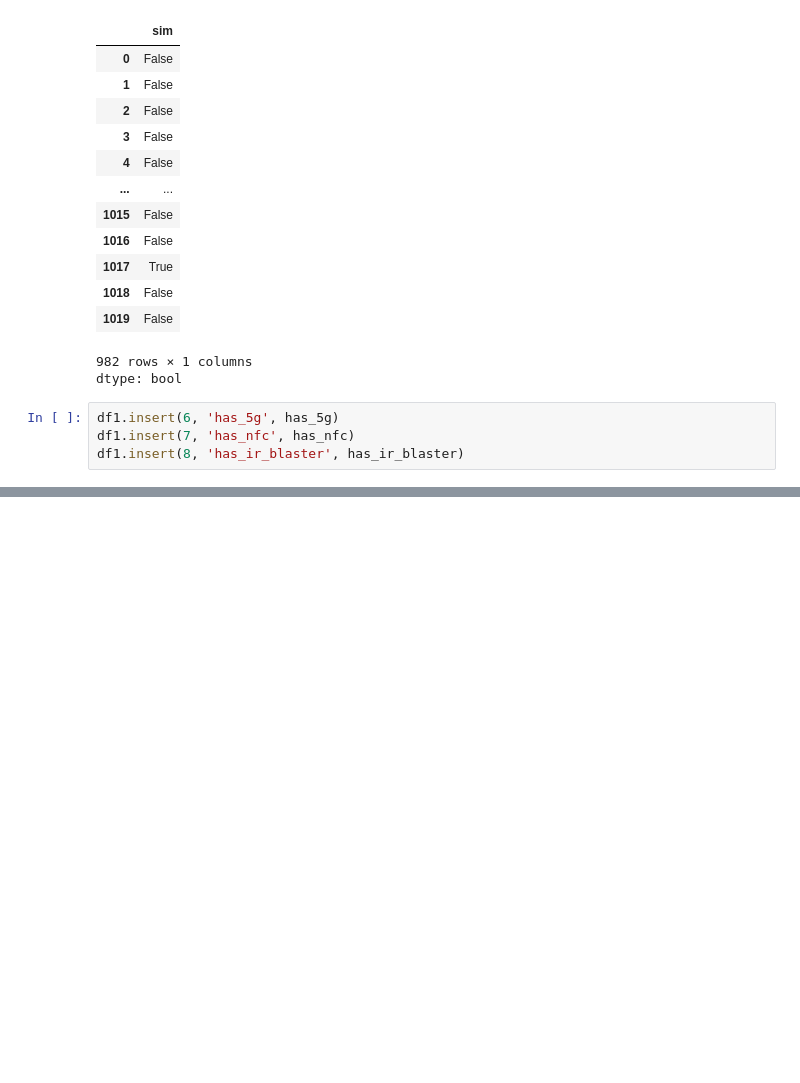
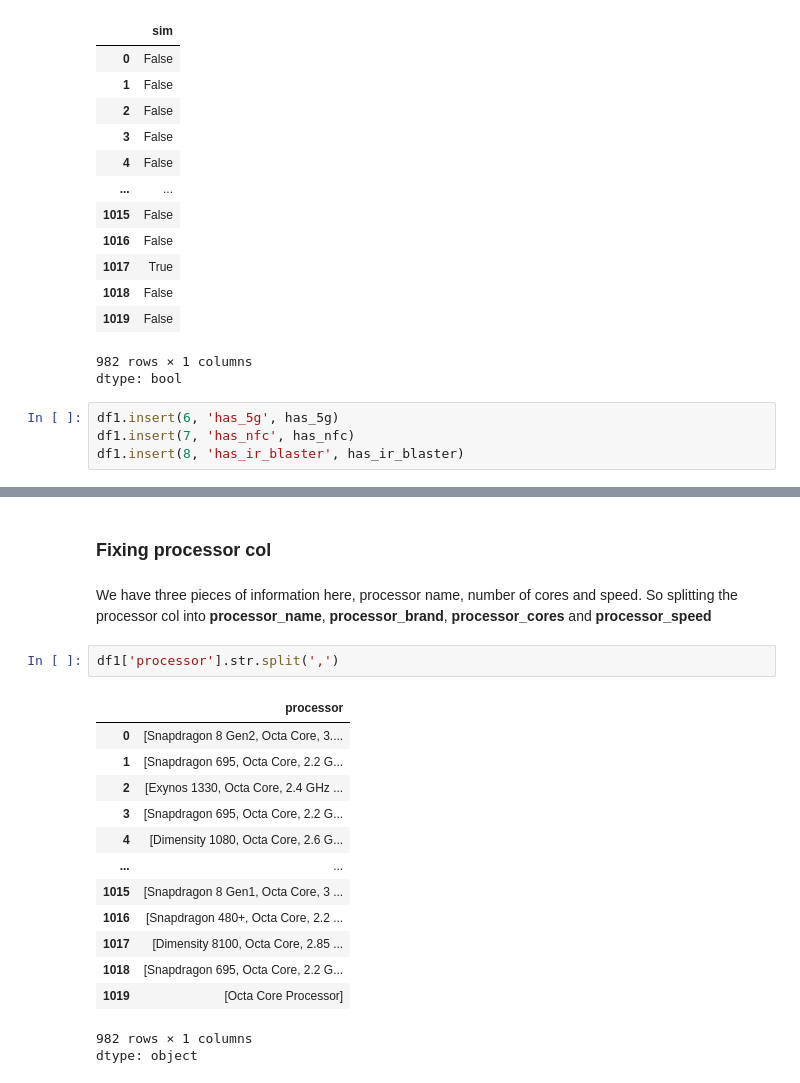
Before and after one commit to Muhammad-Waleed-Source/Data-Analysis-Process, a Jupyter notebook: Data Cleaning/1-Data-Cleaning.ipynb, the cells around one changed output, grey strips where cells are left out. Saved outputs shown, nothing was run; the diff lists cells and outputs as text; blank space fills up the shorter version.

Commit message:
Processor col splitted

```diff
--- a/Data Cleaning/1-Data-Cleaning.ipynb
+++ b/Data Cleaning/1-Data-Cleaning.ipynb
@@ -1047,3 +1047,24 @@ df1.head()
 | 2 | 4 | samsung | Samsung Galaxy A14 5G | 16499 | 75.0 | Dual Sim, 3G, 4G, 5G, VoLTE, Wi-Fi | True | False | False | Exynos 1330, Octa Core, 2.4 GHz P... | ... |
 | 3 | 5 | motorola | Motorola Moto G62 5G | 14999 | 81.0 | Dual Sim, 3G, 4G, 5G, VoLTE, Wi-Fi | True | False | False | Snapdragon 695, Octa Core, 2.2 GH... | ... |
 | 4 | 6 | realme | Realme 10 Pro Plus | 24999 | 82.0 | Dual Sim, 3G, 4G, 5G, VoLTE, Wi-Fi | True | False | False | Dimensity 1080, Octa Core, 2.6 GH... | ... |
+# %% [markdown]
+### Fixing processor col
+# %% [markdown]
+We have three pieces of information here, processor name, number of cores and speed. So splitting the processor col into **processor_name**, **processor_brand**, **processor_cores** and **processor_speed**
+# %%
+df1['processor'].str.split(',')
+# %% [output]
+|  | processor |
+| 0 | [Snapdragon 8 Gen2, Octa Core, 3.... |
+| 1 | [Snapdragon 695, Octa Core, 2.2 G... |
+| 2 | [Exynos 1330, Octa Core, 2.4 GHz ... |
+| 3 | [Snapdragon 695, Octa Core, 2.2 G... |
+| 4 | [Dimensity 1080, Octa Core, 2.6 G... |
+| ... | ... |
+| 1015 | [Snapdragon 8 Gen1, Octa Core, 3 ... |
+| 1016 | [Snapdragon 480+, Octa Core, 2.2 ... |
+| 1017 | [Dimensity 8100, Octa Core, 2.85 ... |
+| 1018 | [Snapdragon 695, Octa Core, 2.2 G... |
+| 1019 | [Octa Core Processor] |
+982 rows × 1 columns
+dtype: object
```
Also changed, not shown: parts of 5 cells of this notebook.
